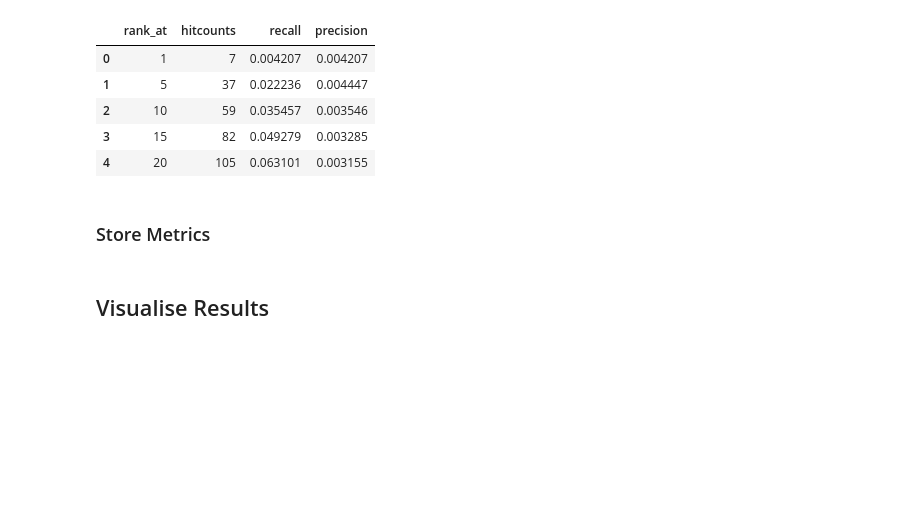
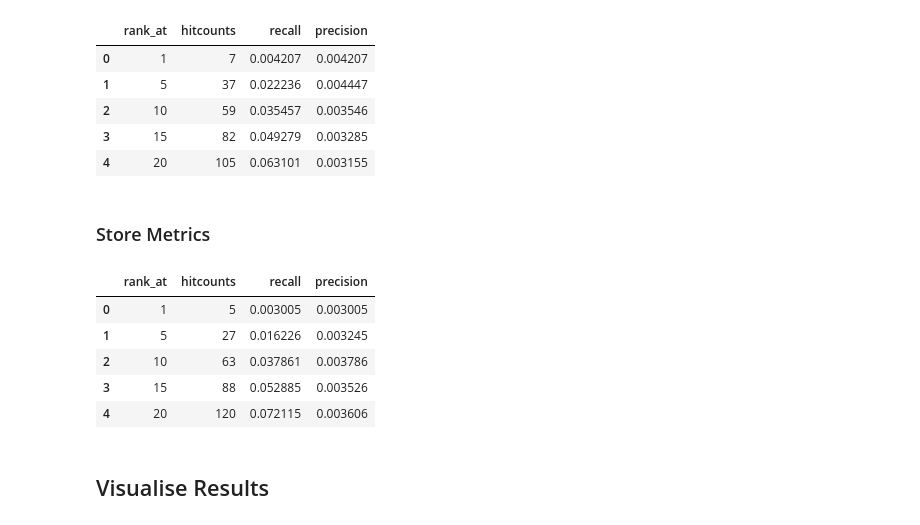
Before and after one commit to ROpdam/recommender_comparison, a Jupyter notebook: BPR.ipynb, the cells around one changed output. Drawn from its saved outputs; the diff is of its cells as text; code cells hidden in the pictures; blank space fills up the shorter version.

```diff
--- a/BPR.ipynb
+++ b/BPR.ipynb
@@ -541,5 +575,12 @@ metrics.to_pickle(path + 'Results/BPR/metrics_' + file_name)
 # %%
-pd.read_pickle(path + 'Results/metrics_' + file_name)
+pd.read_pickle(path + 'Results/BPR/metrics_' + file_name)
+# %% [output]
+|  | rank_at | hitcounts | recall | precision |
+| 0 | 1 | 5 | 0.003005 | 0.003005 |
+| 1 | 5 | 27 | 0.016226 | 0.003245 |
+| 2 | 10 | 63 | 0.037861 | 0.003786 |
+| 3 | 15 | 88 | 0.052885 | 0.003526 |
+| 4 | 20 | 120 | 0.072115 | 0.003606 |
 # %% [markdown]
 ## Visualise Results
 # %%
```
Also changed, not shown: parts of 16 cells of this notebook, 2 other files.
